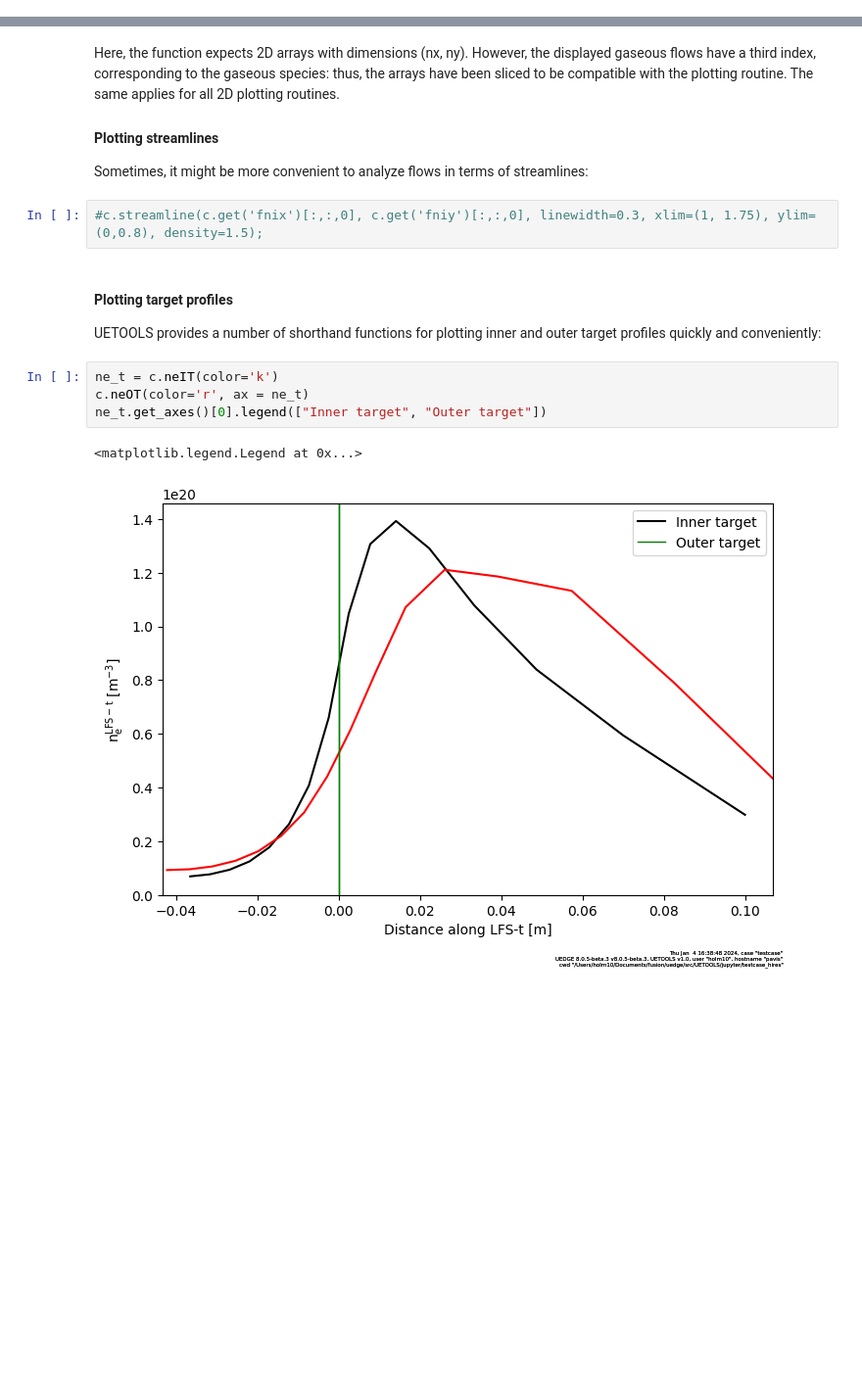
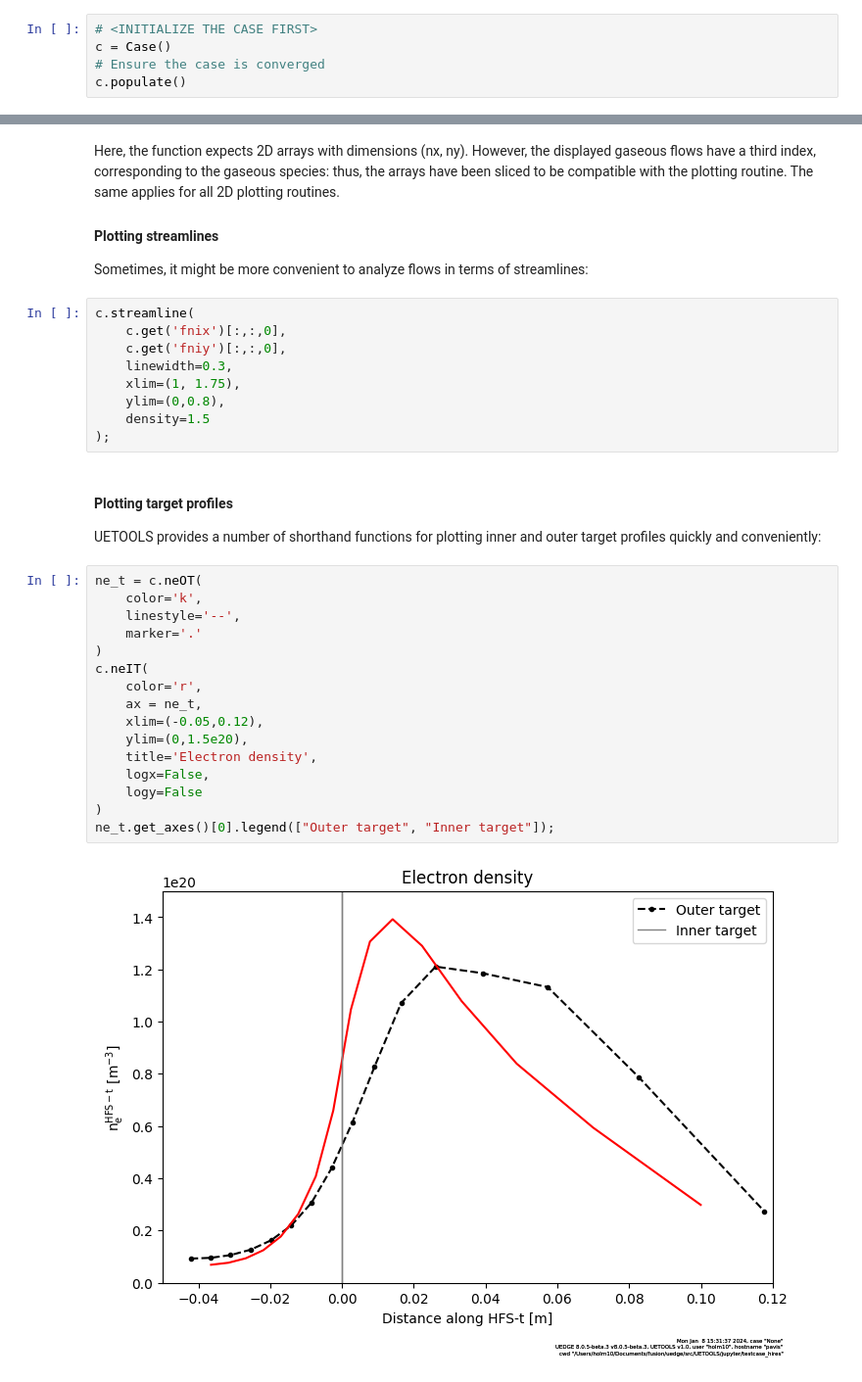
Before and after one commit to LLNL/UETOOLS, a Jupyter notebook: jupyter/1_introduction.ipynb, the cells around one changed output, grey strips where cells are left out. Shown at 98% size. Drawn from its saved outputs; the diff is of its cells as text; blank space fills up the shorter version.

```diff
--- a/jupyter/1_introduction.ipynb
+++ b/jupyter/1_introduction.ipynb
@@ -45,0 +143,5 @@ Display use of:
+# %%
+# <INITIALIZE THE CASE FIRST>
+c = Case()
+# Ensure the case is converged
+c.populate()
@@ -99,14 +371,32 @@ Here, the function expects 2D arrays with dimensions (nx, ny). However, the disp
 #### Plotting streamlines
 Sometimes, it might be more convenient to analyze flows in terms of streamlines:
 # %%
-#c.streamline(c.get('fnix')[:,:,0], c.get('fniy')[:,:,0], linewidth=0.3, xlim=(1, 1.75), ylim=(0,0.8), density=1.5);
+c.streamline(
+    c.get('fnix')[:,:,0],
+    c.get('fniy')[:,:,0],
+    linewidth=0.3,
+    xlim=(1, 1.75),
+    ylim=(0,0.8),
+    density=1.5
+);
 # %% [markdown]
 #### Plotting target profiles
 UETOOLS provides a number of shorthand functions for plotting inner and outer target profiles quickly and conveniently:
 # %%
-ne_t = c.neIT(color='k')
-c.neOT(color='r', ax = ne_t)
-ne_t.get_axes()[0].legend(["Inner target", "Outer target"])
+ne_t = c.neOT(
+    color='k',
+    linestyle='--',
+    marker='.'
+)
+c.neIT(
+    color='r',
+    ax = ne_t,
+    xlim=(-0.05,0.12),
+    ylim=(0,1.5e20),
+    title='Electron density',
+    logx=False,
+    logy=False
+)
+ne_t.get_axes()[0].legend(["Outer target", "Inner target"]);
 # %% [output]
-<matplotlib.legend.Legend at 0x...>
-[figure, old version]
+[figure, new version]
```
Also changed, not shown: parts of 45 cells of this notebook.
